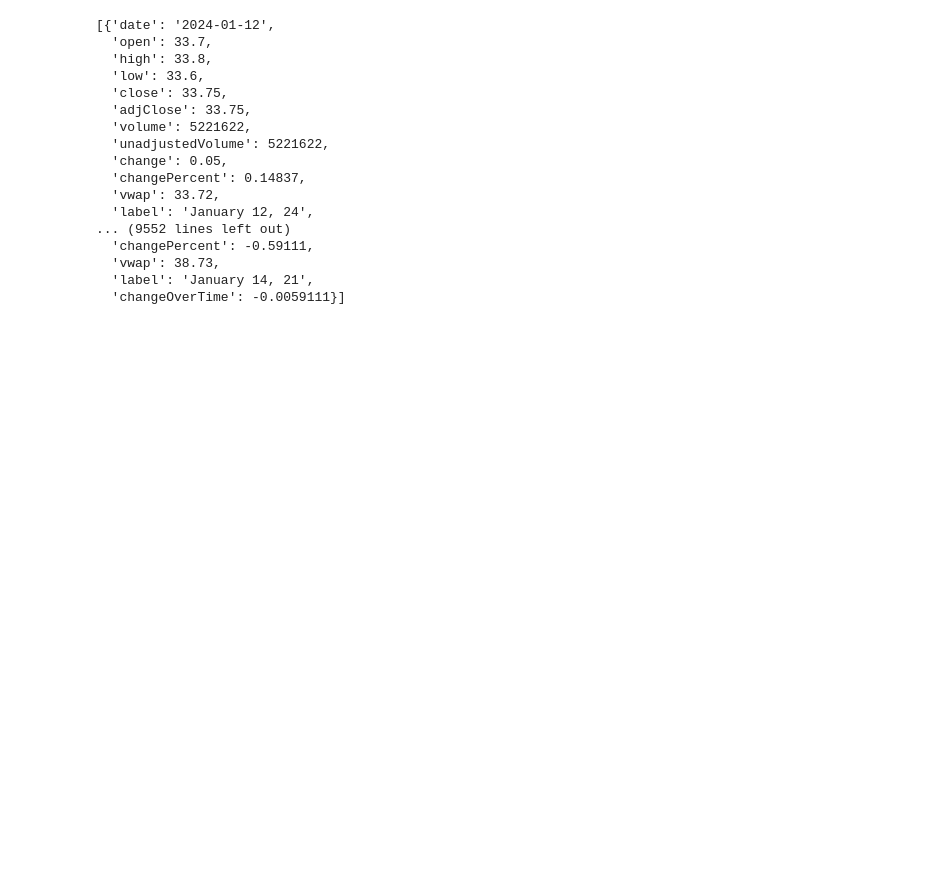
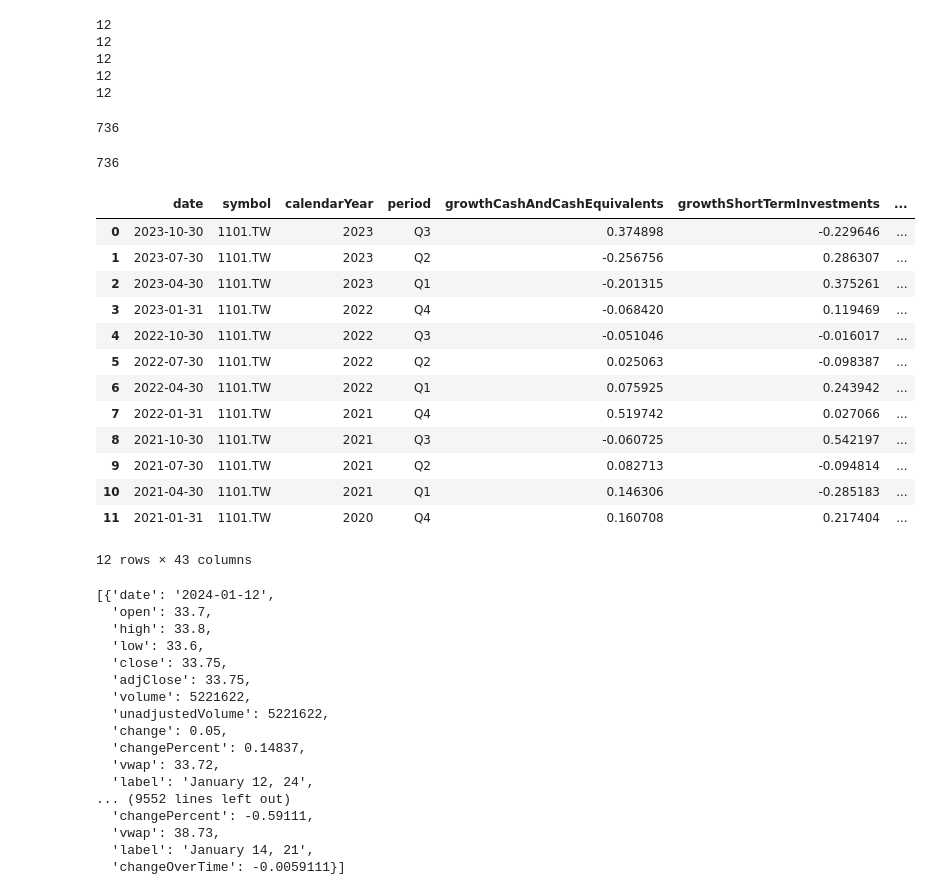
Before and after one commit to lala9456/0605ineterview, a Jupyter notebook: EDA.ipynb, the cells around one changed output. Saved outputs shown, nothing was run; the diff lists cells and outputs as text; code cells hidden in the pictures; blank space fills up the shorter version.

```diff
--- a/EDA.ipynb
+++ b/EDA.ipynb
@@ -10,0 +233,10 @@ len(df)
+# %%
+df_season = pd.DataFrame(df["balanceSheetStatementGrowth"])
+for s in range(1,len(df_season)):
+    df_season.merge(pd.DataFrame(df["balanceSheetStatementGrowth"]))
+# %% [output]
+12
+12
+12
+12
+12
@@ -11,3 +245,28 @@ len(df)
+# %%
+pd.DataFrame(df["historicalPriceFull"]["historical"])["date"].nunique()
+# %% [output]
+736
+# %%
+pd.DataFrame(df["tech5"])["date"].nunique()
+# %% [output]
+736
+# %%
+pd.DataFrame(df["balanceSheetStatementGrowth"])
+# %% [output]
+|  | date | symbol | calendarYear | period | growthCashAndCashEquivalents | growthShortTermInvestments | ... |
+| 0 | 2023-10-30 | 1101.TW | 2023 | Q3 | 0.374898 | -0.229646 | ... |
+| 1 | 2023-07-30 | 1101.TW | 2023 | Q2 | -0.256756 | 0.286307 | ... |
+| 2 | 2023-04-30 | 1101.TW | 2023 | Q1 | -0.201315 | 0.375261 | ... |
+| 3 | 2023-01-31 | 1101.TW | 2022 | Q4 | -0.068420 | 0.119469 | ... |
+| 4 | 2022-10-30 | 1101.TW | 2022 | Q3 | -0.051046 | -0.016017 | ... |
+| 5 | 2022-07-30 | 1101.TW | 2022 | Q2 | 0.025063 | -0.098387 | ... |
+| 6 | 2022-04-30 | 1101.TW | 2022 | Q1 | 0.075925 | 0.243942 | ... |
+| 7 | 2022-01-31 | 1101.TW | 2021 | Q4 | 0.519742 | 0.027066 | ... |
+| 8 | 2021-10-30 | 1101.TW | 2021 | Q3 | -0.060725 | 0.542197 | ... |
+| 9 | 2021-07-30 | 1101.TW | 2021 | Q2 | 0.082713 | -0.094814 | ... |
+| 10 | 2021-04-30 | 1101.TW | 2021 | Q1 | 0.146306 | -0.285183 | ... |
+| 11 | 2021-01-31 | 1101.TW | 2020 | Q4 | 0.160708 | 0.217404 | ... |
+12 rows × 43 columns
 # %%
 df["historicalPriceFull"]["historical"]
 # %% [output]
```
Also changed, not shown: parts of 26 cells of this notebook, 2 other files.
